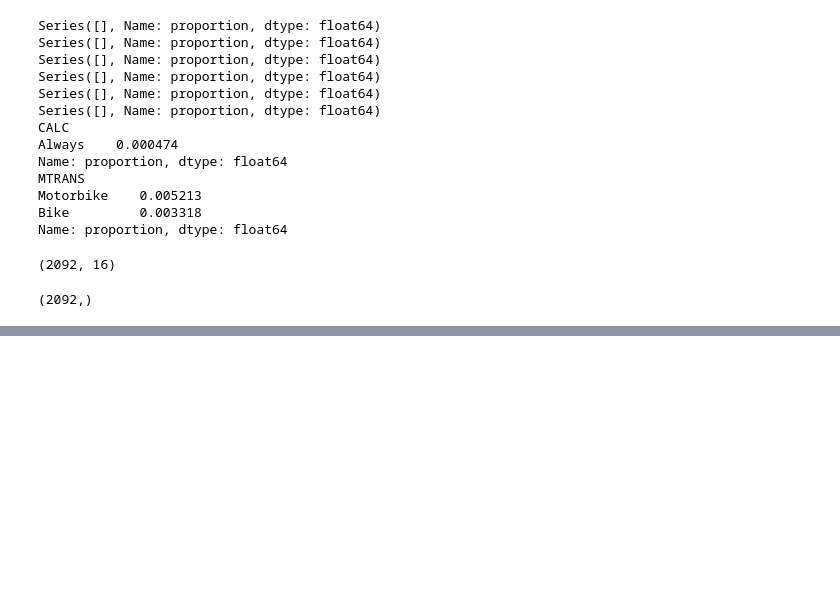
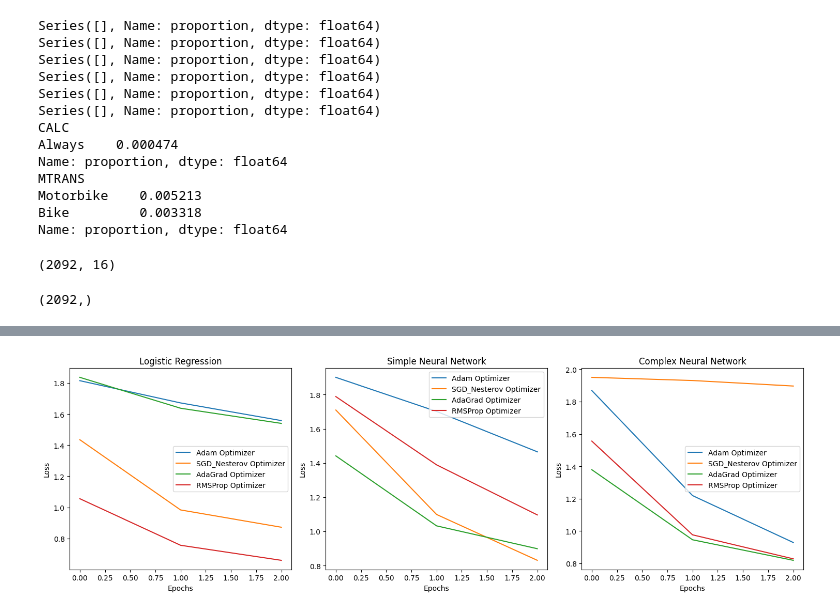
Before and after one commit to JulesBrable/AdvancedML, a Jupyter notebook: notebooks/descriptives.ipynb, the cells around one changed output, grey strips where cells are left out. Saved outputs shown, nothing was run; the diff lists cells and outputs as text; code cells hidden in the pictures; blank space fills up the shorter version.

```diff
--- a/notebooks/descriptives.ipynb
+++ b/notebooks/descriptives.ipynb
@@ -629,0 +733,2 @@ Average Cross-Validation Accuracy: 95.41%
+# %%
+losses_first_epochs = {model: {opti: loss[:3] for opti, loss in opti_loss.items()} for model, opti_loss in models_losses.items()}
@@ -629,0 +750,4 @@ Average Cross-Validation Accuracy: 95.41%
+# %%
+plot_optimizer_losses_for_models(losses_first_epochs, save=False)
+# %% [output]
+[figure, added]
```
Also changed, not shown: parts of 10 cells of this notebook.
